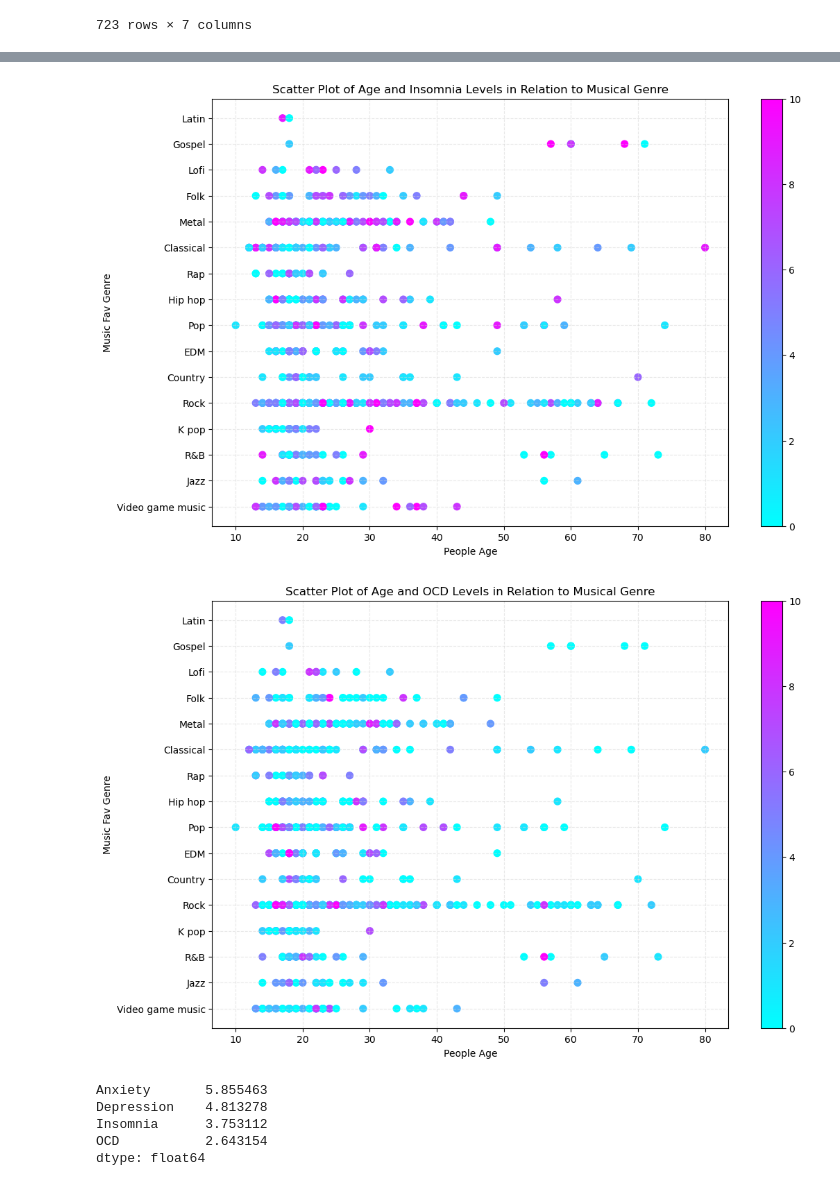
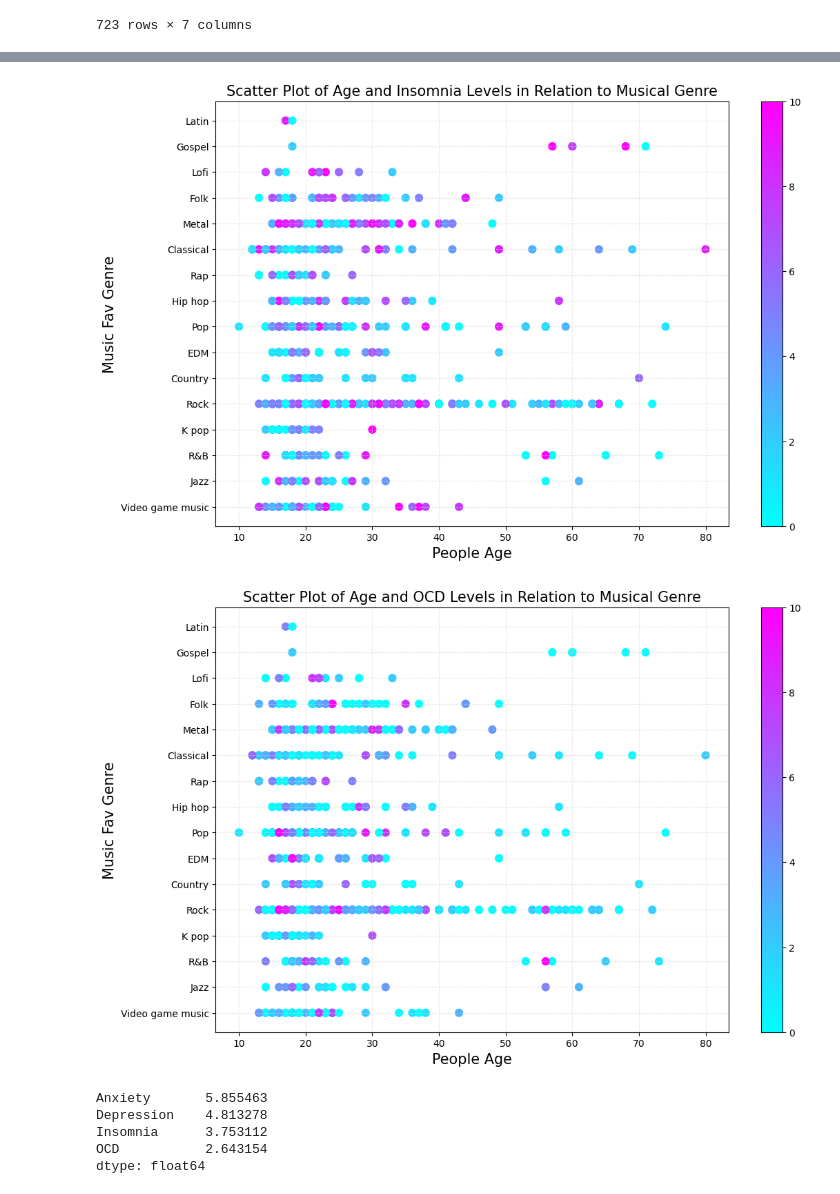
Before and after one commit to TheWizler/project1_group_10, a Jupyter notebook: Elizabeth's_work/question_2_clean.ipynb, the cells around one changed output, grey strips where cells are left out. Cells and saved outputs as stored; diff of their text form; code cells hidden in the pictures.

```diff
--- a/Elizabeth's_work/question_2_clean.ipynb
+++ b/Elizabeth's_work/question_2_clean.ipynb
@@ -171,29 +171,29 @@ plt.show()
 # %%
 # Create the scatter plot to show the relation between Age and Insomnia levels in relation to the music genre
 plt.figure(figsize=(12, 8))
-plt.scatter(age, music_genre, s=50, c=insomnia, cmap='cool', marker='o')
+plt.scatter(age, music_genre, s=60, c=insomnia, cmap='cool', marker='o')
 
-plt.xlabel("People Age")
-plt.ylabel("Music Fav Genre")
-plt.title("Scatter Plot of Age and Insomnia Levels in Relation to Musical Genre")
+plt.xlabel("People Age", fontsize=15)
+plt.ylabel("Music Fav Genre", fontsize=15)
+plt.title("Scatter Plot of Age and Insomnia Levels in Relation to Musical Genre", fontsize=15)
 plt.colorbar()
 plt.grid(color="lightgrey", linestyle="--", alpha=0.5)
 plt.show()
 # %% [output]
-[figure, old version]
+[figure, new version]
 # %%
 # Create the scatter plot to show the relation between Age and OCD levels in relation to the music genre
 plt.figure(figsize=(12, 8))
-plt.scatter(age, music_genre, s=50, c=ocd, cmap='cool', marker='o')
+plt.scatter(age, music_genre, s=60, c=ocd, cmap='cool', marker='o')
 
-plt.xlabel("People Age")
-plt.ylabel("Music Fav Genre")
-plt.title("Scatter Plot of Age and OCD Levels in Relation to Musical Genre")
+plt.xlabel("People Age", fontsize=15)
+plt.ylabel("Music Fav Genre", fontsize=15)
+plt.title("Scatter Plot of Age and OCD Levels in Relation to Musical Genre", fontsize=15)
 plt.colorbar()
 plt.grid(color="lightgrey", linestyle="--", alpha=0.5)
 plt.show()
 # %% [output]
-[figure, old version]
+[figure, new version]
 # %%
 # Get the average of the four Illness
 illness = ["Anxiety", "Depression", "Insomnia", "OCD"]
```
Also changed, not shown: parts of 6 cells of this notebook, 6 other files.
